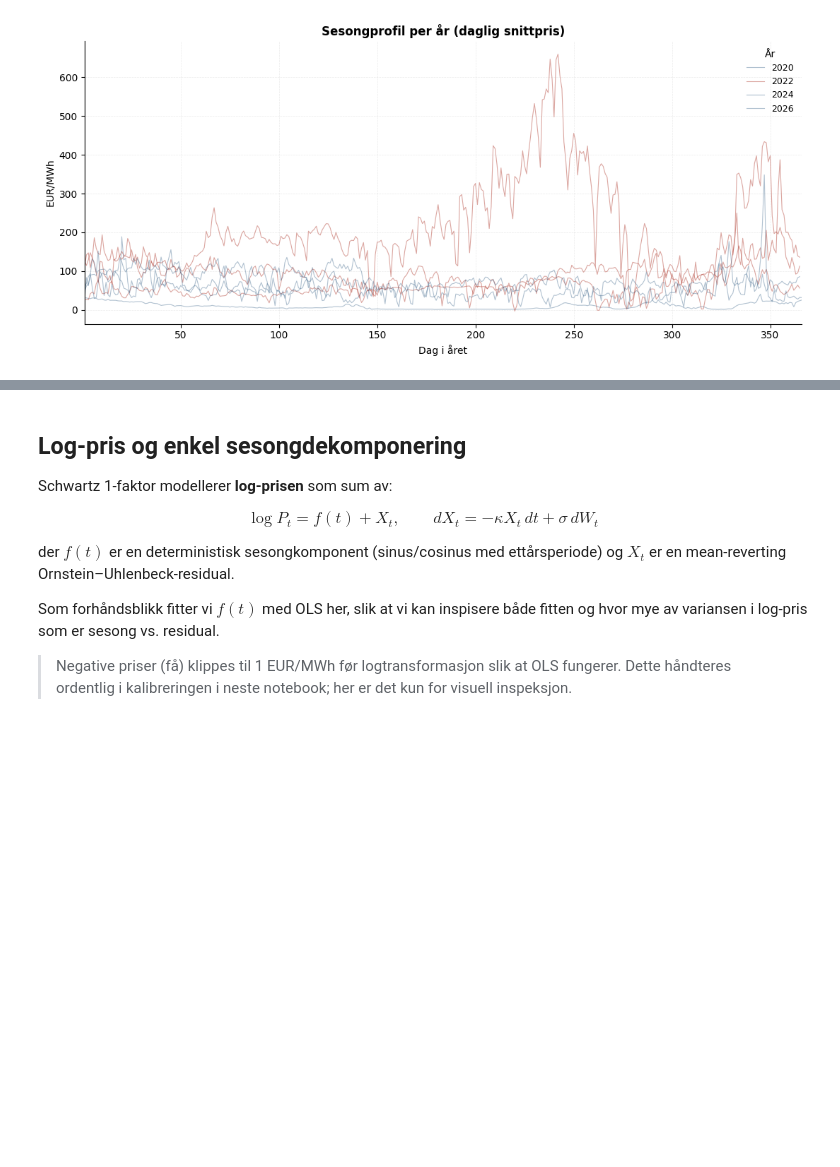
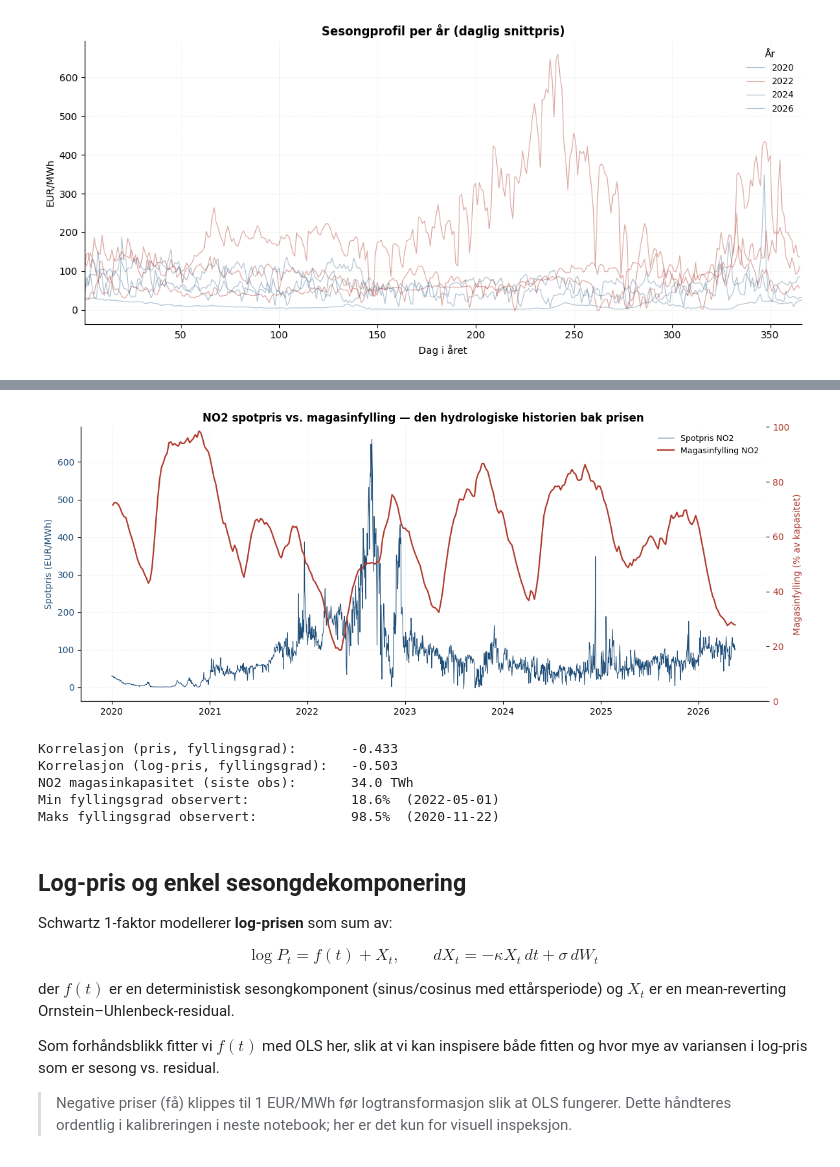
Before and after one commit to haavardroertveit/magasinopsjon, a Jupyter notebook: notebooks/01_data_exploration.ipynb, the cells around one changed output, grey strips where cells are left out. Saved outputs shown, nothing was run; the diff lists cells and outputs as text; code cells hidden in the pictures; blank space fills up the shorter version.

```diff
--- a/notebooks/01_data_exploration.ipynb
+++ b/notebooks/01_data_exploration.ipynb
@@ -159,3 +166,62 @@ plt.show()
+# %%
+nve = load_cached_nve_reservoir()
+nve = nve.set_index('date').sort_index()
+
+# Vis kun overlapp med pris-serien.
+overlap_start = max(df.index.min(), nve.index.min())
+overlap_end = min(df.index.max(), nve.index.max())
+nve_overlap = nve[(nve.index >= overlap_start) & (nve.index <= overlap_end)]
+df_overlap = df[(df.index >= overlap_start) & (df.index <= overlap_end)]
+
+# Plott pris og fyllingsgrad på dobbel y-akse.
+fig, ax1 = plt.subplots(figsize=(12, 5))
+
+ax1.plot(df_overlap.index, df_overlap['price_eur_mwh'],
+         color=PALETTE['primary'], linewidth=0.7, label='Spotpris NO2')
+ax1.set_ylabel('Spotpris (EUR/MWh)', color=PALETTE['primary'])
+ax1.tick_params(axis='y', labelcolor=PALETTE['primary'])
+ax1.xaxis.set_major_locator(mdates.YearLocator())
+ax1.xaxis.set_major_formatter(mdates.DateFormatter('%Y'))
+
+ax2 = ax1.twinx()
+ax2.plot(nve_overlap.index, nve_overlap['fyllingsgrad'] * 100,
+         color=PALETTE['highlight'], linewidth=1.6, label='Magasinfylling NO2')
+ax2.set_ylabel('Magasinfylling (% av kapasitet)', color=PALETTE['highlight'])
+ax2.tick_params(axis='y', labelcolor=PALETTE['highlight'])
+ax2.set_ylim(0, 100)
+ax2.grid(False)
+
+# Felles tittel + legend
+ax1.set_title('NO2 spotpris vs. magasinfylling — den hydrologiske historien bak prisen')
+lines1, labels1 = ax1.get_legend_handles_labels()
+lines2, labels2 = ax2.get_legend_handles_labels()
+ax1.legend(lines1 + lines2, labels1 + labels2, loc='upper right')
+
+plt.tight_layout()
+plt.show()
+
+# Tall-mål på sammenhengen: korrelasjon mellom log-pris og fyllingsgrad.
+nve_weekly_doy = nve_overlap.index.dayofyear
+prices_at_nve_dates = df_overlap['price_eur_mwh'].reindex(nve_overlap.index, method='nearest')
+mask = (prices_at_nve_dates > 0) & nve_overlap['fyllingsgrad'].notna()
+
+corr_level = np.corrcoef(prices_at_nve_dates[mask], nve_overlap['fyllingsgrad'][mask])[0, 1]
+corr_log   = np.corrcoef(np.log(prices_at_nve_dates[mask].clip(lower=1)),
+                         nve_overlap['fyllingsgrad'][mask])[0, 1]
+print(f"Korrelasjon (pris, fyllingsgrad):       {corr_level:+.3f}")
+print(f"Korrelasjon (log-pris, fyllingsgrad):   {corr_log:+.3f}")
+print(f"NO2 magasinkapasitet (siste obs):       {nve_overlap['kapasitet_twh'].iloc[-1]:.1f} TWh")
+print(f"Min fyllingsgrad observert:             {nve_overlap['fyllingsgrad'].min()*100:.1f}%  "
+      f"({nve_overlap['fyllingsgrad'].idxmin().date()})")
+print(f"Maks fyllingsgrad observert:            {nve_overlap['fyllingsgrad'].max()*100:.1f}%  "
+      f"({nve_overlap['fyllingsgrad'].idxmax().date()})")
+# %% [output]
+[figure, added]
+Korrelasjon (pris, fyllingsgrad):       -0.433
+Korrelasjon (log-pris, fyllingsgrad):   -0.503
+NO2 magasinkapasitet (siste obs):       34.0 TWh
+Min fyllingsgrad observert:             18.6%  (2022-05-01)
+Maks fyllingsgrad observert:            98.5%  (2020-11-22)
 # %% [markdown]
 ## Log-pris og enkel sesongdekomponering
 
```
Also changed, not shown: parts of 10 cells of this notebook, 2 other files.
